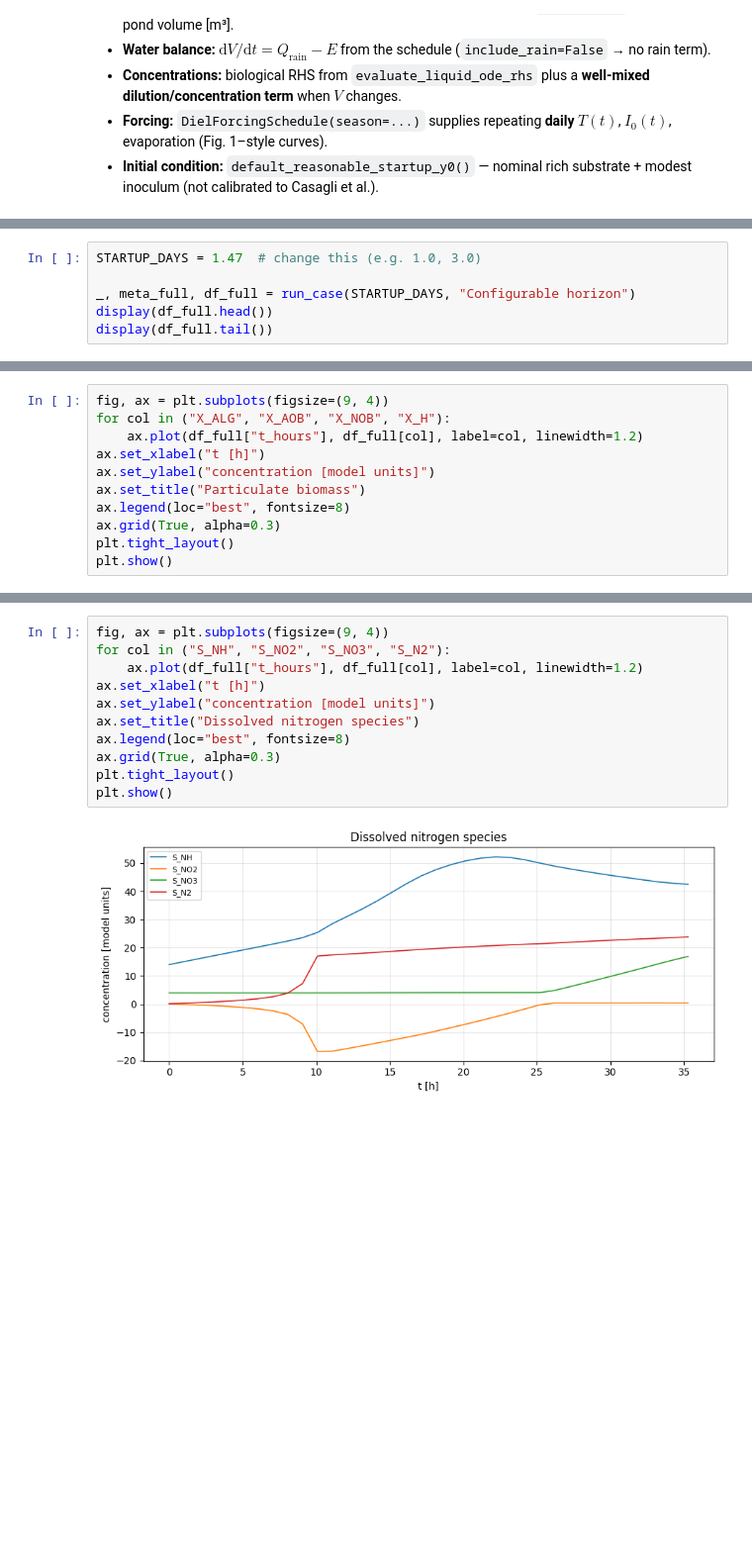
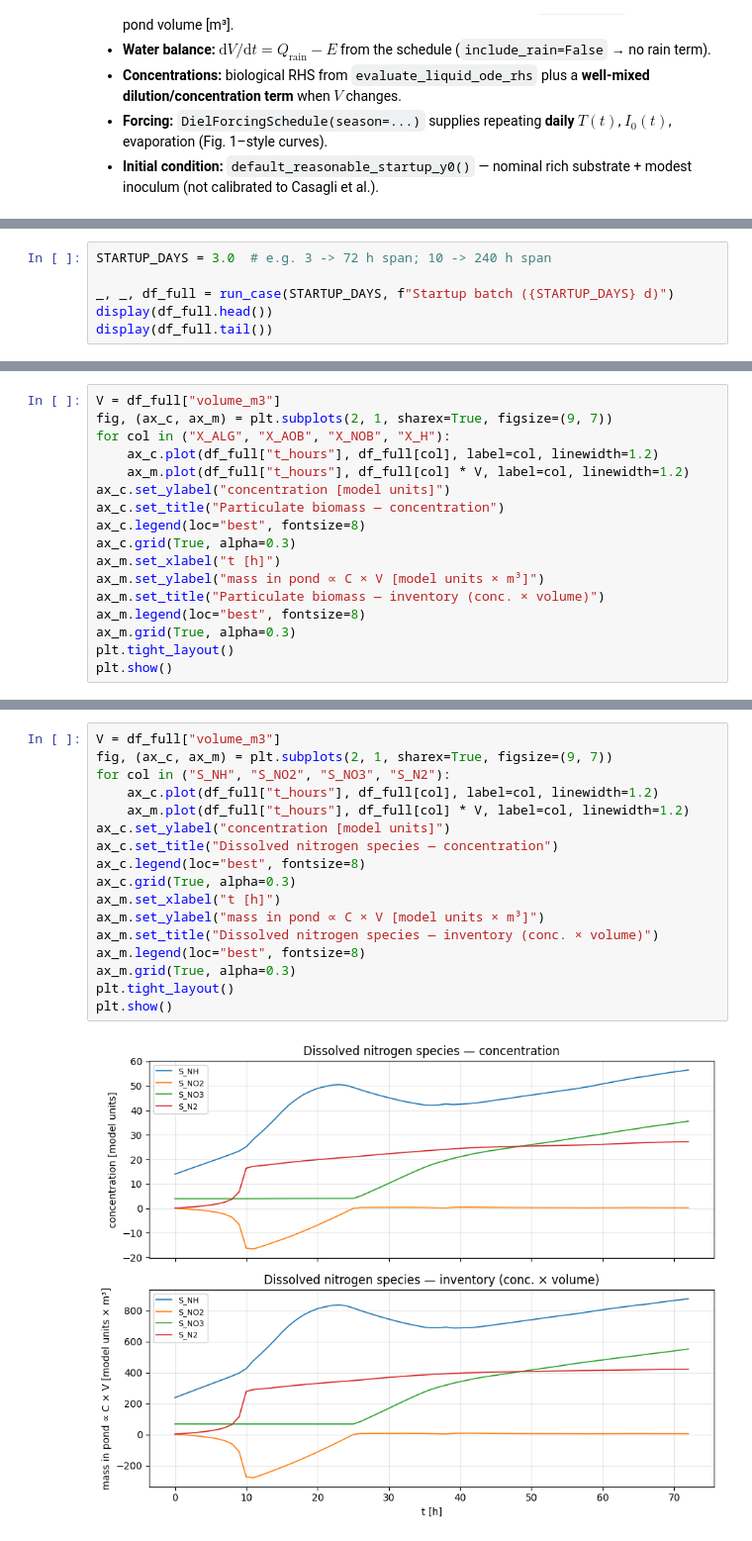
Before and after one commit to anibalrojosan/ALBATwin, a Jupyter notebook: notebooks/startup_batch_experiment.ipynb, the cells around one changed output, grey strips where cells are left out. Shown at 99% size. Drawn from its saved outputs; the diff is of its cells as text; blank space fills up the shorter version.

```diff
--- a/notebooks/startup_batch_experiment.ipynb
+++ b/notebooks/startup_batch_experiment.ipynb
@@ -117,7 +172,7 @@ Change **`STARTUP_DAYS`** below (e.g. `1.0`, `3.0`). For **3 days** you get **73
 # %%
-STARTUP_DAYS = 1.47  # change this (e.g. 1.0, 3.0)
+STARTUP_DAYS = 3.0  # e.g. 3 -> 72 h span; 10 -> 240 h span
 
-_, meta_full, df_full = run_case(STARTUP_DAYS, "Configurable horizon")
+_, _, df_full = run_case(STARTUP_DAYS, f"Startup batch ({STARTUP_DAYS} d)")
 display(df_full.head())
 display(df_full.tail())
 # %% [output]
@@ -157,12 +264,18 @@ plt.show()
 # %%
-fig, ax = plt.subplots(figsize=(9, 4))
+V = df_full["volume_m3"]
+fig, (ax_c, ax_m) = plt.subplots(2, 1, sharex=True, figsize=(9, 7))
 for col in ("X_ALG", "X_AOB", "X_NOB", "X_H"):
-    ax.plot(df_full["t_hours"], df_full[col], label=col, linewidth=1.2)
-ax.set_xlabel("t [h]")
-ax.set_ylabel("concentration [model units]")
-ax.set_title("Particulate biomass")
-ax.legend(loc="best", fontsize=8)
-ax.grid(True, alpha=0.3)
+    ax_c.plot(df_full["t_hours"], df_full[col], label=col, linewidth=1.2)
+    ax_m.plot(df_full["t_hours"], df_full[col] * V, label=col, linewidth=1.2)
+ax_c.set_ylabel("concentration [model units]")
+ax_c.set_title("Particulate biomass — concentration")
+ax_c.legend(loc="best", fontsize=8)
+ax_c.grid(True, alpha=0.3)
+ax_m.set_xlabel("t [h]")
+ax_m.set_ylabel("mass in pond ∝ C × V [model units × m³]")
+ax_m.set_title("Particulate biomass — inventory (conc. × volume)")
+ax_m.legend(loc="best", fontsize=8)
+ax_m.grid(True, alpha=0.3)
 plt.tight_layout()
 plt.show()
 # %% [output]
@@ -174,16 +287,22 @@ plt.show()
 # %%
-fig, ax = plt.subplots(figsize=(9, 4))
+V = df_full["volume_m3"]
+fig, (ax_c, ax_m) = plt.subplots(2, 1, sharex=True, figsize=(9, 7))
 for col in ("S_NH", "S_NO2", "S_NO3", "S_N2"):
-    ax.plot(df_full["t_hours"], df_full[col], label=col, linewidth=1.2)
-ax.set_xlabel("t [h]")
-ax.set_ylabel("concentration [model units]")
-ax.set_title("Dissolved nitrogen species")
-ax.legend(loc="best", fontsize=8)
-ax.grid(True, alpha=0.3)
+    ax_c.plot(df_full["t_hours"], df_full[col], label=col, linewidth=1.2)
+    ax_m.plot(df_full["t_hours"], df_full[col] * V, label=col, linewidth=1.2)
+ax_c.set_ylabel("concentration [model units]")
+ax_c.set_title("Dissolved nitrogen species — concentration")
+ax_c.legend(loc="best", fontsize=8)
+ax_c.grid(True, alpha=0.3)
+ax_m.set_xlabel("t [h]")
+ax_m.set_ylabel("mass in pond ∝ C × V [model units × m³]")
+ax_m.set_title("Dissolved nitrogen species — inventory (conc. × volume)")
+ax_m.legend(loc="best", fontsize=8)
+ax_m.grid(True, alpha=0.3)
 plt.tight_layout()
 plt.show()
 # %% [output]
-[figure, old version]
+[figure, new version]
 # %% [markdown]
 ## Plot: phosphate
 
```
Also changed, not shown: parts of 19 cells of this notebook, 3 other files.
